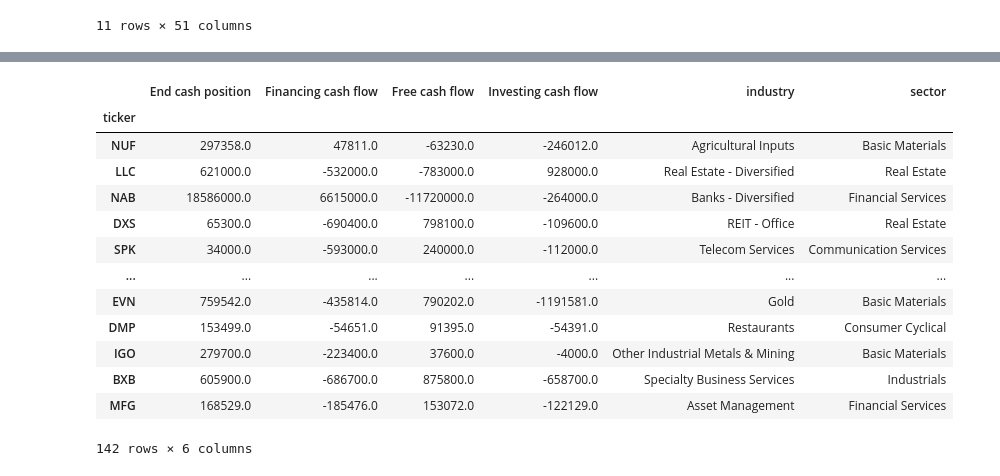
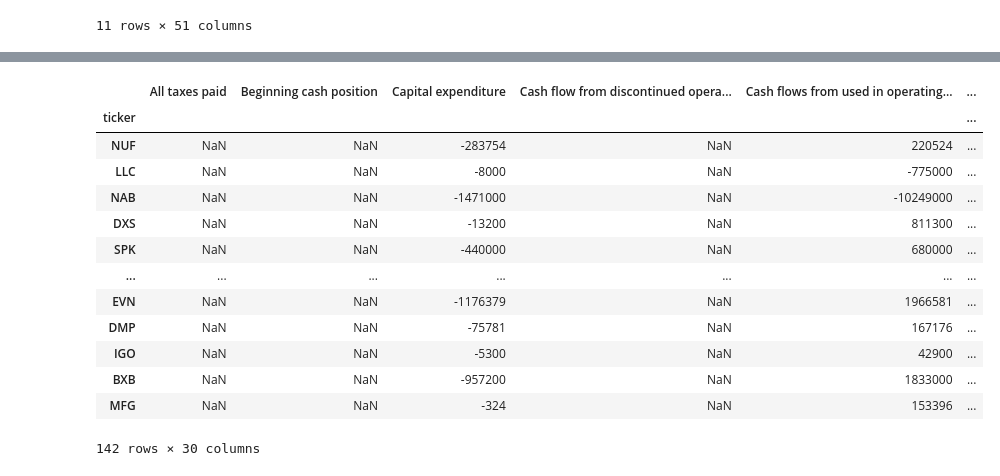
Before and after one commit to phanminhquannguyen/siif, a Jupyter notebook: data_agg.ipynb, the cells around one changed output, grey strips where cells are left out. Cells and saved outputs as stored; diff of their text form; code cells hidden in the pictures.

```diff
--- a/data_agg.ipynb
+++ b/data_agg.ipynb
@@ -429,4 +429,8 @@ sector_means_clean
 sector_means_clean.to_csv("combined_data/sector_means_clean.csv")
 # %%
 cash_flow_data = pd.read_csv("combined_data/cash_flow.csv", index_col=0)
-cash_flow_data.shape
+
+# Convert all columns to string and remove '.0' from numbers
+cash_flow_data = cash_flow_data.applymap(
+    lambda x: str(x).replace(".0", "") if pd.notnull(x) else x
+)
@@ -457,30 +437,18 @@ Index(['All taxes paid', 'Beginning cash position', 'Capital expenditure',
-# %%
-# Remove columns that have at least 1 NaN value
-cash_flow_data_clean = cash_flow_data.dropna(axis=1, how='any')
-
-# For each numeric column, convert to int if all values are whole numbers
-for col in cash_flow_data_clean.select_dtypes(include=['float64']).columns:
-    if cash_flow_data_clean[col].apply(lambda x: x.is_integer() if pd.notna(x) else True).all():
-        cash_flow_data_clean[col] = cash_flow_data_clean[col].astype('Int64')
-
-print(f"Original columns: {len(cash_flow_data.columns)}")
-print(f"Cleaned columns: {len(cash_flow_data_clean.columns)}")
-print(f"Removed columns: {len(cash_flow_data.columns) - len(cash_flow_data_clean.columns)}")
-
-cash_flow_data_clean.head()
-# %% [output]
-|  | End cash position | Financing cash flow | Free cash flow | Investing cash flow | industry | sector |
-| ticker |  |  |  |  |  |  |
-| NUF | 297358.0 | 47811.0 | -63230.0 | -246012.0 | Agricultural Inputs | Basic Materials |
-| LLC | 621000.0 | -532000.0 | -783000.0 | 928000.0 | Real Estate - Diversified | Real Estate |
-| NAB | 18586000.0 | 6615000.0 | -11720000.0 | -264000.0 | Banks - Diversified | Financial Services |
-| DXS | 65300.0 | -690400.0 | 798100.0 | -109600.0 | REIT - Office | Real Estate |
-| SPK | 34000.0 | -593000.0 | 240000.0 | -112000.0 | Telecom Services | Communication Services |
-| ... | ... | ... | ... | ... | ... | ... |
-| EVN | 759542.0 | -435814.0 | 790202.0 | -1191581.0 | Gold | Basic Materials |
-| DMP | 153499.0 | -54651.0 | 91395.0 | -54391.0 | Restaurants | Consumer Cyclical |
-| IGO | 279700.0 | -223400.0 | 37600.0 | -4000.0 | Other Industrial Metals & Mining | Basic Materials |
-| BXB | 605900.0 | -686700.0 | 875800.0 | -658700.0 | Specialty Business Services | Industrials |
-| MFG | 168529.0 | -185476.0 | 153072.0 | -122129.0 | Asset Management | Financial Services |
-142 rows × 6 columns
+# %%
+cash_flow_data
+# %% [output]
+|  | All taxes paid | Beginning cash position | Capital expenditure | Cash flow from discontinued opera... | Cash flows from used in operating... | ... |
+| ticker |  |  |  |  |  | ... |
+| NUF | NaN | NaN | -283754 | NaN | 220524 | ... |
+| LLC | NaN | NaN | -8000 | NaN | -775000 | ... |
+| NAB | NaN | NaN | -1471000 | NaN | -10249000 | ... |
+| DXS | NaN | NaN | -13200 | NaN | 811300 | ... |
+| SPK | NaN | NaN | -440000 | NaN | 680000 | ... |
+| ... | ... | ... | ... | ... | ... | ... |
+| EVN | NaN | NaN | -1176379 | NaN | 1966581 | ... |
+| DMP | NaN | NaN | -75781 | NaN | 167176 | ... |
+| IGO | NaN | NaN | -5300 | NaN | 42900 | ... |
+| BXB | NaN | NaN | -957200 | NaN | 1833000 | ... |
+| MFG | NaN | NaN | -324 | NaN | 153396 | ... |
+142 rows × 30 columns
 # %%
```
Also changed, not shown: parts of 4 cells of this notebook, 3 other files.
